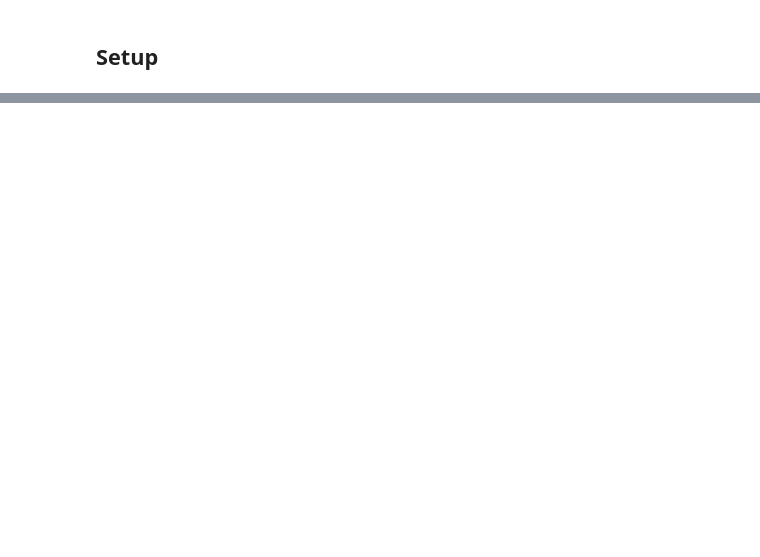
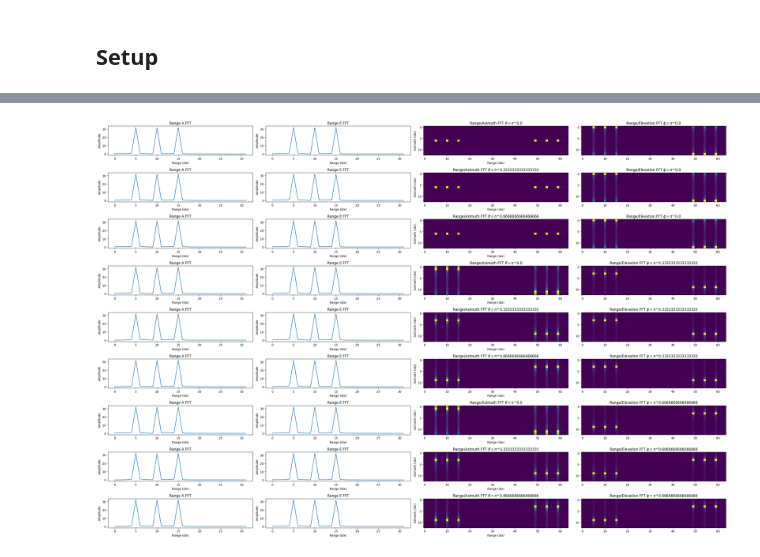
Before and after one commit to matt-chv/mmWrt, a Jupyter notebook: docs/MIMO_TDM.ipynb, the cells around one changed output, grey strips where cells are left out. Drawn from its saved outputs; the diff is of its cells as text; code cells hidden in the pictures; blank space fills up the shorter version.

```diff
--- a/docs/MIMO_TDM.ipynb
+++ b/docs/MIMO_TDM.ipynb
@@ -117,0 +199,93 @@ R_fft.shape
+# %%
+# first redefine the TX antennas:
+# instead of TX being NR*lambda0/2 apart on the x-axis to have a ULA,
+# we define them lambda0/2 on the y-axis to have a URA
+NT = 13
+NR = 13
+TXs = [Antenna(z=lambda0/2*i - ((NT-1)//2)*lambda0/2) for i in range(NT)]
+RXs = [Antenna(x=lambda0/2*i - ((NR-1)//2)*lambda0/2) for i in range(NR)]
+# then update the radar definition
+radar = Radar(transmitter=Transmitter(bw=3.5e9, slope=_k,
+                                      antennas=TXs),
+              receiver=Receiver(fs=_fs, max_adc_buffer_size=2048,
+                                n_adc=NA,
+                                antennas=RXs),
+              debug=False)
+
+# Now define target1 with an elevation:
+theta, phi = pi*0.0, pi*1.0
+theta_steps = 3
+phi_steps = 3
+fig, axs = plt.subplots(ncols=4, nrows=theta_steps*phi_steps, figsize=(30,20))
+
+for phi_idx in range(phi_steps):
+    for theta_idx in range(theta_steps):
+        theta0, phi0 = theta_idx/theta_steps, phi_idx/phi_steps
+        theta, phi = theta0*pi, phi0*pi
+        r1, theta1, phi1 = 10.1, theta, phi
+        x1 = r1 * cos(theta1)*sin(phi1)
+        y1 = r1 * sin(theta1)*sin(phi1)
+        z1 = r1 * cos(phi1)
+        r2, theta2, phi2 = 20.1, theta, phi
+        x2 = r2 * cos(theta2)*sin(phi2)
+        y2 = r2 * sin(theta2)*sin(phi2)
+        z2 = r2 * cos(phi2)
+        r3, theta3, phi3 = 30.1, theta, phi
+        x3 = r3 * sin(phi3)*cos(theta3)
+        y3 = r3 * sin(phi3)*sin(theta3)
+        z3 = r3 * cos(phi3)
+        target1 = Target(x1, y1, z1)
+        target2 = Target(x2, y2, z2)
+        target3 = Target(x3, y3, z3)
+        targets = [target1, target2, target3]
+
+        bb = rt_points(radar, targets, debug=False)
+        cube = bb["adc_cube"]
+
+        # define virtual cubes
+        virtual_cube_azimuth = zeros(( NR, NA)).astype(complex)
+        virtual_cube_elevation = zeros(( NT , NA)).astype(complex)
+        for rx_idx in range(NR):
+            virtual_cube_azimuth[rx_idx,:] = cube[0, 0, (NT-1)//2, rx_idx, :]
+        for tx_idx in range(NT):
+            virtual_cube_elevation[tx_idx,:] = cube[0, 0, tx_idx, (NR-1)//2, :]
+
+        # compute (just to show this is the same
+        # Range FFT from Azi and Ele cubes
+        RF1 = fft(virtual_cube_azimuth, axis=-1)
+        RF2 = fft(virtual_cube_elevation, axis=-1)
+
+        # Range Azimuth cube
+        RA = fftshift(fft(RF1, axis=0), axes=0)
+        # Range Elevation cube
+        RE = fftshift(fft(RF2, axis=0), axes=0)
+
+        ax0, ax1, ax2, ax3 = axs[theta_idx+(theta_steps)*phi_idx, 0], axs[theta_idx+(theta_steps)*phi_idx, 1], \
+            axs[theta_idx+(theta_steps)*phi_idx,2],axs[theta_idx+(theta_steps)*phi_idx, 3]
+
+        # show Range FFT from Azi FFT
+        ax0.set_xlabel("Range (idx)")
+        ax0.set_ylabel("Amplitude")
+        ax0.set_title('Range A FFT')
+        ax0.plot(abs(RF1[0,:NA//2]))
+
+        # show Range FFT from Ele FFT
+        ax1.set_xlabel("Range (idx)")
+        ax1.set_ylabel("Amplitude")
+        ax1.set_title('Range E FFT')
+        ax1.plot(abs(RF2[0,:NA//2]))
+
+        # Show Range Azi map
+        ax2.set_xlabel("Range (idx)")
+        ax2.set_ylabel("Azimuth (idx)")
+        ax2.set_title(fr'Range/Azimuth FFT $\theta = \pi *{theta0}$')
+        # use interpolation and aspect to have the map same size as Range FFT
+        ax2.imshow(abs(RA), interpolation='nearest', aspect='auto')
+
+        # Show Range Ele map
+        ax3.set_title(f"Range/Elevation FFT $\phi= \pi *{phi0}$")
+        # use interpolation and aspect to have the map same size as Range FFT
+        ax3.imshow(abs(RE),interpolation='nearest', aspect='auto')
+plt.tight_layout()
+# %% [output]
+[figure, added]
```
Also changed, not shown: parts of 6 cells of this notebook, 1 other file.
